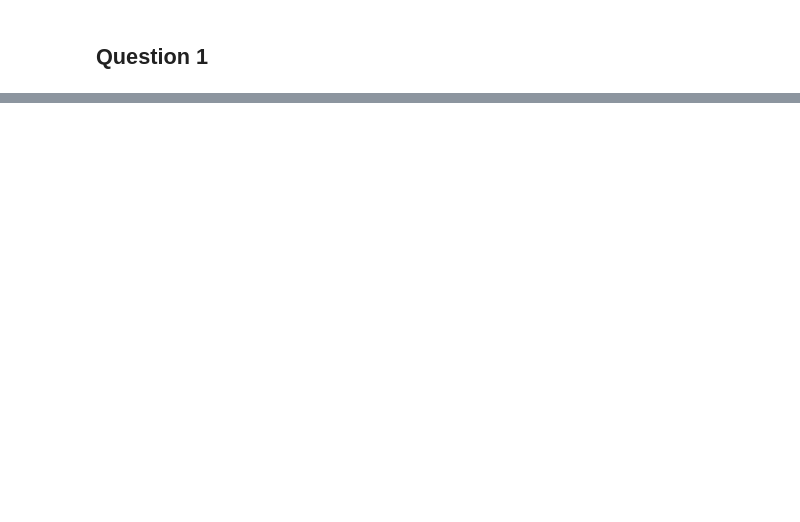
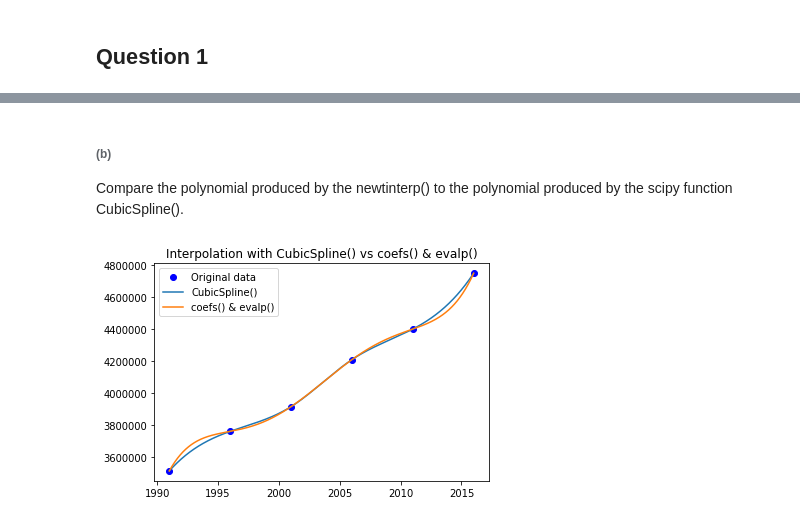
Before and after one commit to Niels-Clayton/Uni-Notes-Second-Year, a Jupyter notebook: Tri 2/MATH 245/Assignment 3/MATH 245 Project 3.ipynb, the cells around one changed output, grey strips where cells are left out. Cells and saved outputs as stored; diff of their text form; code cells hidden in the pictures; blank space fills up the shorter version.

```diff
--- a/Tri 2/MATH 245/Assignment 3/MATH 245 Project 3.ipynb
+++ b/Tri 2/MATH 245/Assignment 3/MATH 245 Project 3.ipynb
@@ -78,0 +161,15 @@ plt.plot(x1, y2)
+# %% [markdown]
+###### (b)
+Compare the polynomial produced by the newtinterp() to the polynomial produced by
+the scipy function CubicSpline().
+# %%
+polynomial = sci.CubicSpline(t,y)
+y2 = polynomial(z)
+plt.plot(t, y, 'bo', label='Original data')
+plt.plot(z, y2,label='CubicSpline()')
+plt.plot(z, y1,label='coefs() & evalp()')
+plt.legend()
+plt.title('Interpolation with CubicSpline() vs coefs() & evalp()')
+plt.show()
+# %% [output]
+[figure, added]
```
Also changed, not shown: parts of 33 cells of this notebook, 1 other file.
